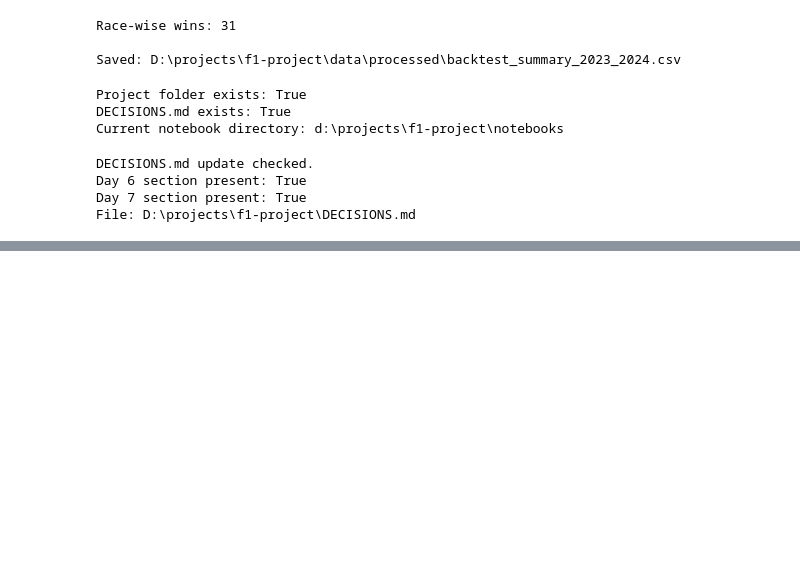
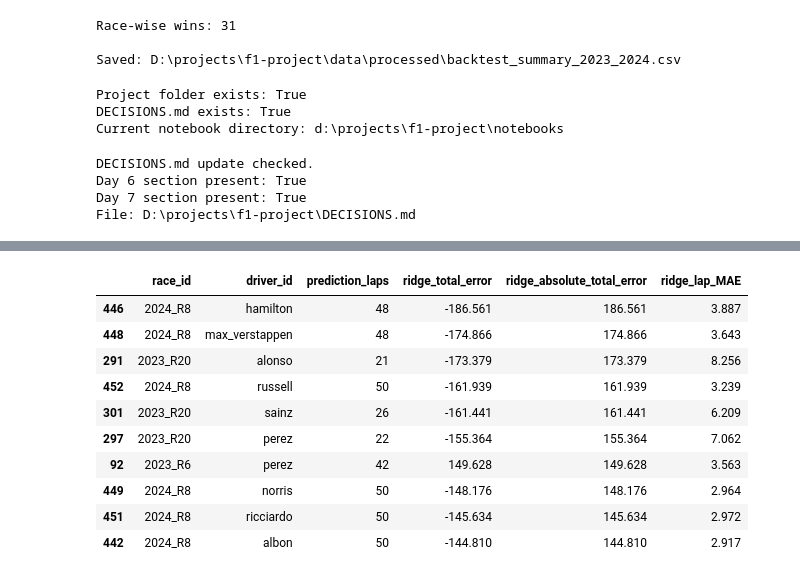
Before and after one commit to ajmanipriyancy/f1-race-strategy, a Jupyter notebook: notebooks/05_pit_stop_scenario_simulator.ipynb, the cells around one changed output, grey strips where cells are left out. Saved outputs shown, nothing was run; the diff lists cells and outputs as text; code cells hidden in the pictures; blank space fills up the shorter version.

```diff
--- a/notebooks/05_pit_stop_scenario_simulator.ipynb
+++ b/notebooks/05_pit_stop_scenario_simulator.ipynb
@@ -1621,0 +1835,72 @@ File: D:\projects\f1-project\DECISIONS.md
+# %%
+# TOTAL-LEVEL ERROR DIAGNOSTICS
+
+# Calculate per-lap error averaged within each driver-race group
+total_backtest["baseline_mean_lap_error"] = (
+    total_backtest["baseline_total_error"]
+    / total_backtest["prediction_laps"]
+)
+
+total_backtest["ridge_mean_lap_error"] = (
+    total_backtest["ridge_total_error"]
+    / total_backtest["prediction_laps"]
+)
+
+# Compare average absolute individual-lap errors within each group
+group_lap_errors = (
+    backtest.groupby(group_cols)
+    .agg(
+        baseline_lap_MAE=("baseline_error", lambda x: x.abs().mean()),
+        ridge_lap_MAE=("ridge_error", lambda x: x.abs().mean())
+    )
+    .reset_index()
+)
+
+total_backtest = total_backtest.merge(
+    group_lap_errors,
+    on=group_cols,
+    how="left"
+)
+
+print("AVERAGE PREDICTION LAPS PER DRIVER-RACE:")
+print(total_backtest["prediction_laps"].mean())
+
+print("\nGROUP-LEVEL ERROR COMPARISON:")
+diagnostics = pd.DataFrame([
+    {
+        "model": "Baseline",
+        "mean_group_lap_MAE": total_backtest["baseline_lap_MAE"].mean(),
+        "mean_absolute_total_error": total_backtest["baseline_absolute_total_error"].mean(),
+        "median_absolute_total_error": total_backtest["baseline_absolute_total_error"].median(),
+        "90th_percentile_total_error": total_backtest["baseline_absolute_total_error"].quantile(0.90),
+        "mean_signed_error_per_lap": total_backtest["baseline_mean_lap_error"].mean()
+    },
+    {
+        "model": "Ridge",
+        "mean_group_lap_MAE": total_backtest["ridge_lap_MAE"].mean(),
+        "mean_absolute_total_error": total_backtest["ridge_absolute_total_error"].mean(),
+        "median_absolute_total_error": total_backtest["ridge_absolute_total_error"].median(),
+        "90th_percentile_total_error": total_backtest["ridge_absolute_total_error"].quantile(0.90),
+        "mean_signed_error_per_lap": total_backtest["ridge_mean_lap_error"].mean()
+    }
+])
+
+display(diagnostics.round(3))
+
+print("\nGROUPS WITH LARGEST RIDGE TOTAL ERRORS:")
+display(
+    total_backtest.nlargest(10, "ridge_absolute_total_error")[
+        ["race_id", "driver_id", "prediction_laps",
+         "ridge_total_error", "ridge_absolute_total_error",
+         "ridge_lap_MAE"]
+    ].round(3)
+)
+
+print("\nGROUPS WHERE RIDGE BEATS BASELINE ON TOTAL ERROR:")
+wins = (
+    total_backtest["ridge_absolute_total_error"]
+    < total_backtest["baseline_absolute_total_error"]
+).sum()
+
+print(f"{wins} / {len(total_backtest)}")
+# %% [output]
@@ -1621,0 +1915,11 @@ File: D:\projects\f1-project\DECISIONS.md
+|  | race_id | driver_id | prediction_laps | ridge_total_error | ridge_absolute_total_error | ridge_lap_MAE |
+| 446 | 2024_R8 | hamilton | 48 | -186.561 | 186.561 | 3.887 |
+| 448 | 2024_R8 | max_verstappen | 48 | -174.866 | 174.866 | 3.643 |
+| 291 | 2023_R20 | alonso | 21 | -173.379 | 173.379 | 8.256 |
+| 452 | 2024_R8 | russell | 50 | -161.939 | 161.939 | 3.239 |
+| 301 | 2023_R20 | sainz | 26 | -161.441 | 161.441 | 6.209 |
+| 297 | 2023_R20 | perez | 22 | -155.364 | 155.364 | 7.062 |
+| 92 | 2023_R6 | perez | 42 | 149.628 | 149.628 | 3.563 |
+| 449 | 2024_R8 | norris | 50 | -148.176 | 148.176 | 2.964 |
+| 451 | 2024_R8 | ricciardo | 50 | -145.634 | 145.634 | 2.972 |
+| 442 | 2024_R8 | albon | 50 | -144.810 | 144.810 | 2.917 |
```
Also changed, not shown: parts of 7 cells of this notebook, 3 other files.
